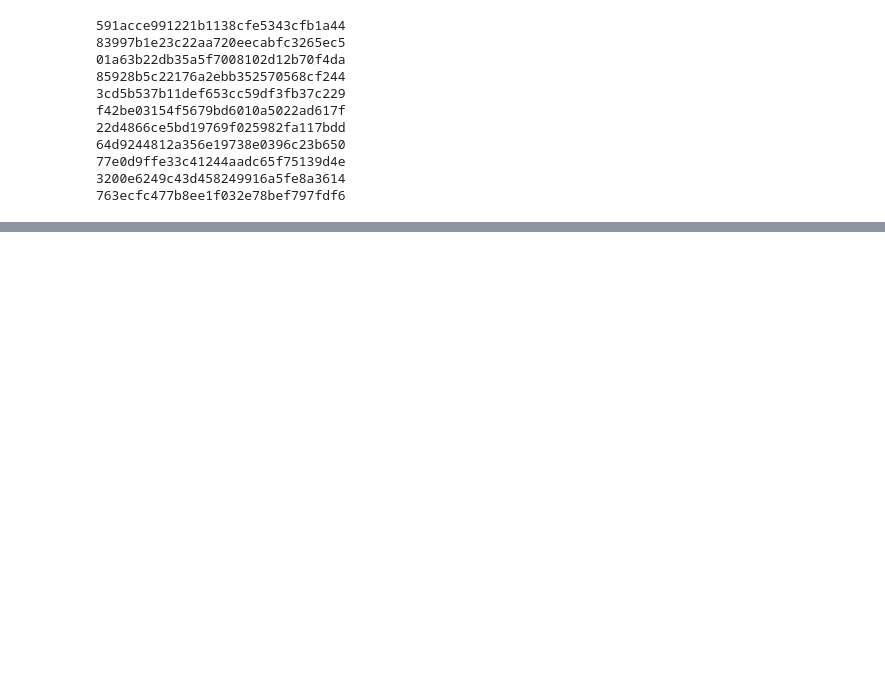
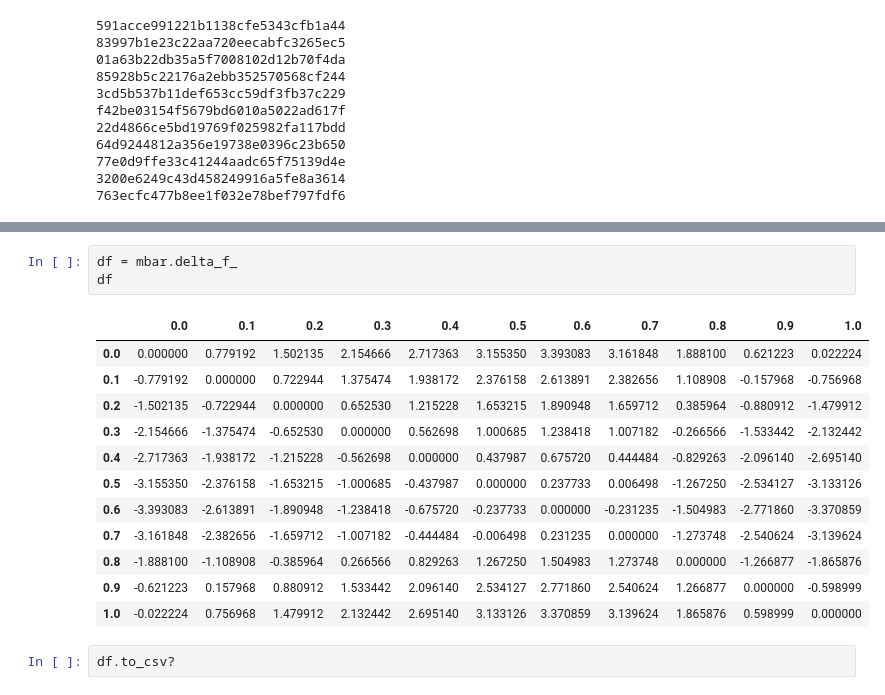
Before and after one commit to tbereau/martignac, a Jupyter notebook: scripts/martini_fep/analysis.ipynb, the cells around one changed output, grey strips where cells are left out. Cells and saved outputs as stored; diff of their text form; blank space fills up the shorter version.

```diff
--- a/scripts/martini_fep/analysis.ipynb
+++ b/scripts/martini_fep/analysis.ipynb
@@ -32,0 +80,18 @@ lines[0:100]
+# %%
+df = mbar.delta_f_
+df
+# %% [output]
+|  | 0.0 | 0.1 | 0.2 | 0.3 | 0.4 | 0.5 | 0.6 | 0.7 | 0.8 | 0.9 | 1.0 |
+| 0.0 | 0.000000 | 0.779192 | 1.502135 | 2.154666 | 2.717363 | 3.155350 | 3.393083 | 3.161848 | 1.888100 | 0.621223 | 0.022224 |
+| 0.1 | -0.779192 | 0.000000 | 0.722944 | 1.375474 | 1.938172 | 2.376158 | 2.613891 | 2.382656 | 1.108908 | -0.157968 | -0.756968 |
+| 0.2 | -1.502135 | -0.722944 | 0.000000 | 0.652530 | 1.215228 | 1.653215 | 1.890948 | 1.659712 | 0.385964 | -0.880912 | -1.479912 |
+| 0.3 | -2.154666 | -1.375474 | -0.652530 | 0.000000 | 0.562698 | 1.000685 | 1.238418 | 1.007182 | -0.266566 | -1.533442 | -2.132442 |
+| 0.4 | -2.717363 | -1.938172 | -1.215228 | -0.562698 | 0.000000 | 0.437987 | 0.675720 | 0.444484 | -0.829263 | -2.096140 | -2.695140 |
+| 0.5 | -3.155350 | -2.376158 | -1.653215 | -1.000685 | -0.437987 | 0.000000 | 0.237733 | 0.006498 | -1.267250 | -2.534127 | -3.133126 |
+| 0.6 | -3.393083 | -2.613891 | -1.890948 | -1.238418 | -0.675720 | -0.237733 | 0.000000 | -0.231235 | -1.504983 | -2.771860 | -3.370859 |
+| 0.7 | -3.161848 | -2.382656 | -1.659712 | -1.007182 | -0.444484 | -0.006498 | 0.231235 | 0.000000 | -1.273748 | -2.540624 | -3.139624 |
+| 0.8 | -1.888100 | -1.108908 | -0.385964 | 0.266566 | 0.829263 | 1.267250 | 1.504983 | 1.273748 | 0.000000 | -1.266877 | -1.865876 |
+| 0.9 | -0.621223 | 0.157968 | 0.880912 | 1.533442 | 2.096140 | 2.534127 | 2.771860 | 2.540624 | 1.266877 | 0.000000 | -0.598999 |
+| 1.0 | -0.022224 | 0.756968 | 1.479912 | 2.132442 | 2.695140 | 3.133126 | 3.370859 | 3.139624 | 1.865876 | 0.598999 | 0.000000 |
+# %%
+df.to_csv?
```
Also changed, not shown: parts of 13 cells of this notebook, 16 other files.
